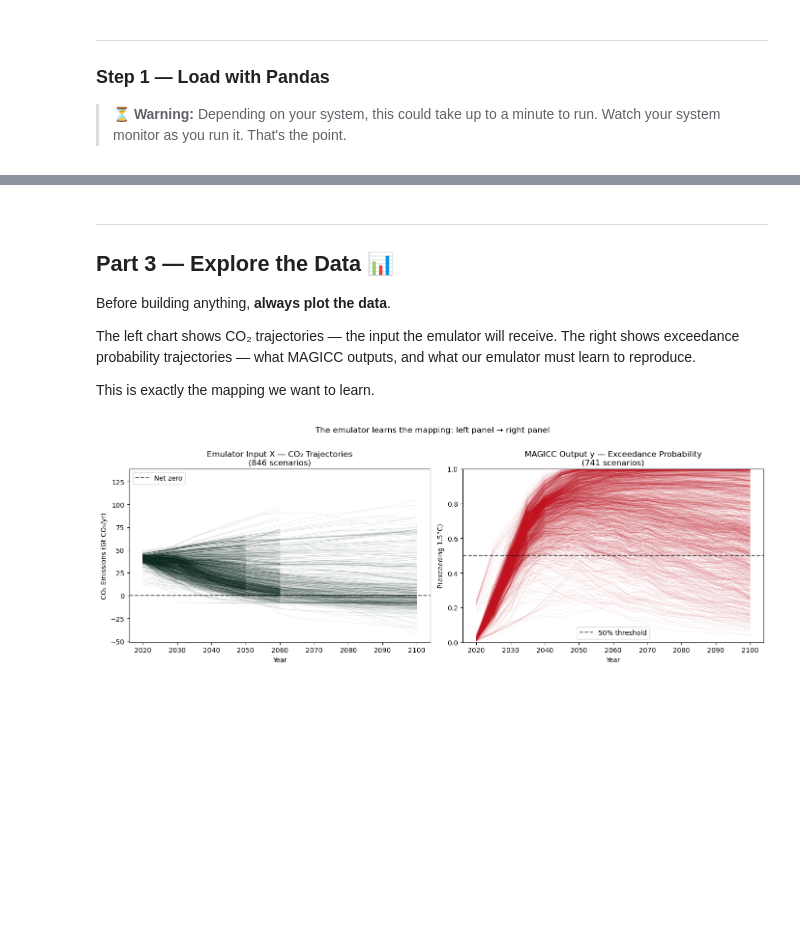
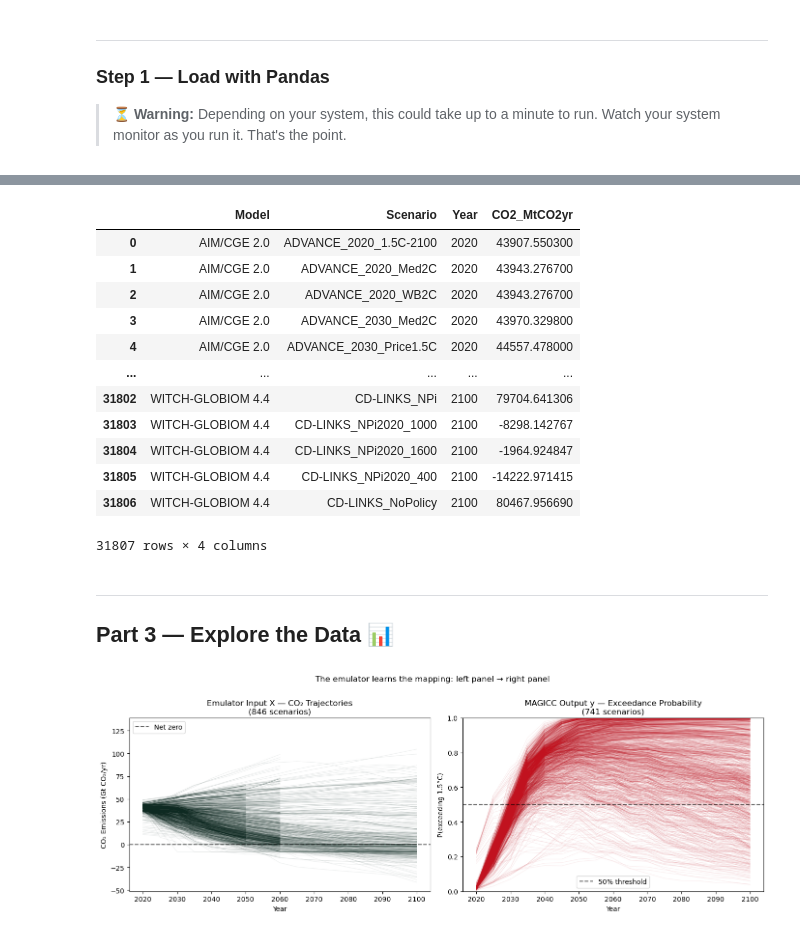
Before and after one commit to georgiaray/big-data-demo, a Jupyter notebook: demo.ipynb, the cells around one changed output, grey strips where cells are left out. Drawn from its saved outputs; the diff is of its cells as text; code cells hidden in the pictures; blank space fills up the shorter version.

```diff
--- a/demo.ipynb
+++ b/demo.ipynb
@@ -204,16 +199,25 @@ def to_long(df, value_name):
 
 df_co2_long = to_long(df_co2, 'CO2_MtCO2yr')
 df_exc_long = to_long(df_exc, 'Exceedance_1p5C')
+# %%
+df_co2_long
+# %% [output]
+|  | Model | Scenario | Year | CO2_MtCO2yr |
+| 0 | AIM/CGE 2.0 | ADVANCE_2020_1.5C-2100 | 2020 | 43907.550300 |
+| 1 | AIM/CGE 2.0 | ADVANCE_2020_Med2C | 2020 | 43943.276700 |
+| 2 | AIM/CGE 2.0 | ADVANCE_2020_WB2C | 2020 | 43943.276700 |
+| 3 | AIM/CGE 2.0 | ADVANCE_2030_Med2C | 2020 | 43970.329800 |
+| 4 | AIM/CGE 2.0 | ADVANCE_2030_Price1.5C | 2020 | 44557.478000 |
+| ... | ... | ... | ... | ... |
+| 31802 | WITCH-GLOBIOM 4.4 | CD-LINKS_NPi | 2100 | 79704.641306 |
+| 31803 | WITCH-GLOBIOM 4.4 | CD-LINKS_NPi2020_1000 | 2100 | -8298.142767 |
+| 31804 | WITCH-GLOBIOM 4.4 | CD-LINKS_NPi2020_1600 | 2100 | -1964.924847 |
+| 31805 | WITCH-GLOBIOM 4.4 | CD-LINKS_NPi2020_400 | 2100 | -14222.971415 |
+| 31806 | WITCH-GLOBIOM 4.4 | CD-LINKS_NoPolicy | 2100 | 80467.956690 |
+31807 rows × 4 columns
 # %% [markdown]
 ---
 ## Part 3 — Explore the Data 📊
-
-Before building anything, **always plot the data**.
-
-The left chart shows CO₂ trajectories — the input the emulator will receive.
-The right shows exceedance probability trajectories — what MAGICC outputs, and what our emulator must learn to reproduce.
-
-This is exactly the mapping we want to learn.
 # %%
 fig, axes = plt.subplots(1, 2, figsize=(14, 5))
 
```
Also changed, not shown: parts of 8 cells of this notebook.
